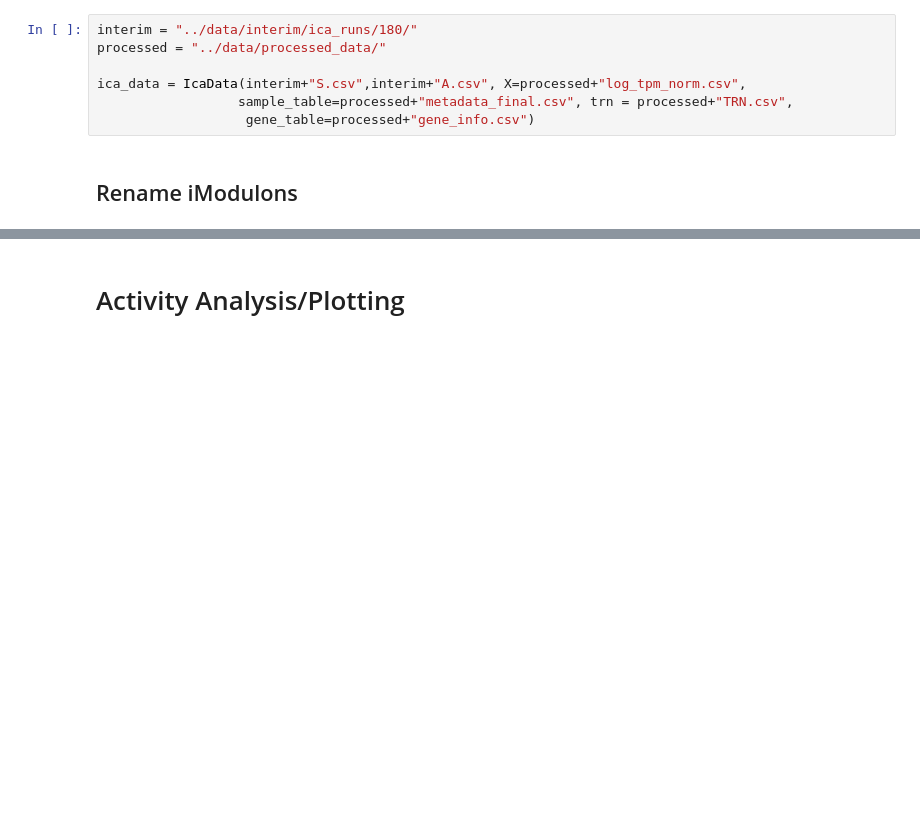
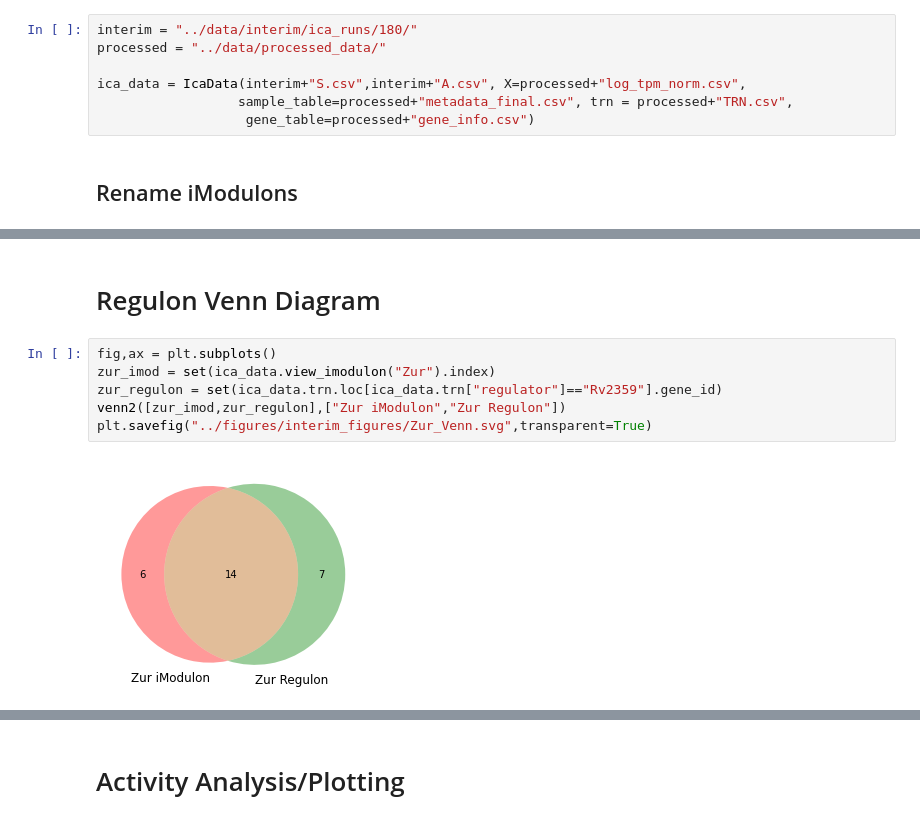
Before and after one commit to Reosu/modulome_mtb, a Jupyter notebook: notebooks/Validation_and_Discovery_Figures.ipynb, the cells around one changed output, grey strips where cells are left out. Saved outputs shown, nothing was run; the diff lists cells and outputs as text; blank space fills up the shorter version.

```diff
--- a/notebooks/Validation_and_Discovery_Figures.ipynb
+++ b/notebooks/Validation_and_Discovery_Figures.ipynb
@@ -54,3 +55,13 @@ ica_data.A.head()
 | PyrR | 0.724746 | 0.685656 | 0.463208 | 0.779347 | 0.891500 | 0.706596 | 1.367180 | 1.396856 | ... |
 | WhiB4 | -0.187071 | 0.778767 | -0.132223 | 0.820021 | 0.097570 | 1.035989 | 1.112930 | 0.707870 | ... |
 5 rows × 647 columns
+# %% [markdown]
+# Regulon Venn Diagram
+# %%
+fig,ax = plt.subplots()
+zur_imod = set(ica_data.view_imodulon("Zur").index)
+zur_regulon = set(ica_data.trn.loc[ica_data.trn["regulator"]=="Rv2359"].gene_id)
+venn2([zur_imod,zur_regulon],["Zur iModulon","Zur Regulon"])
+plt.savefig("../figures/interim_figures/Zur_Venn.svg",transparent=True)
+# %% [output]
+[figure, added]
```
Also changed, not shown: parts of 18 cells of this notebook, 19 other files.
